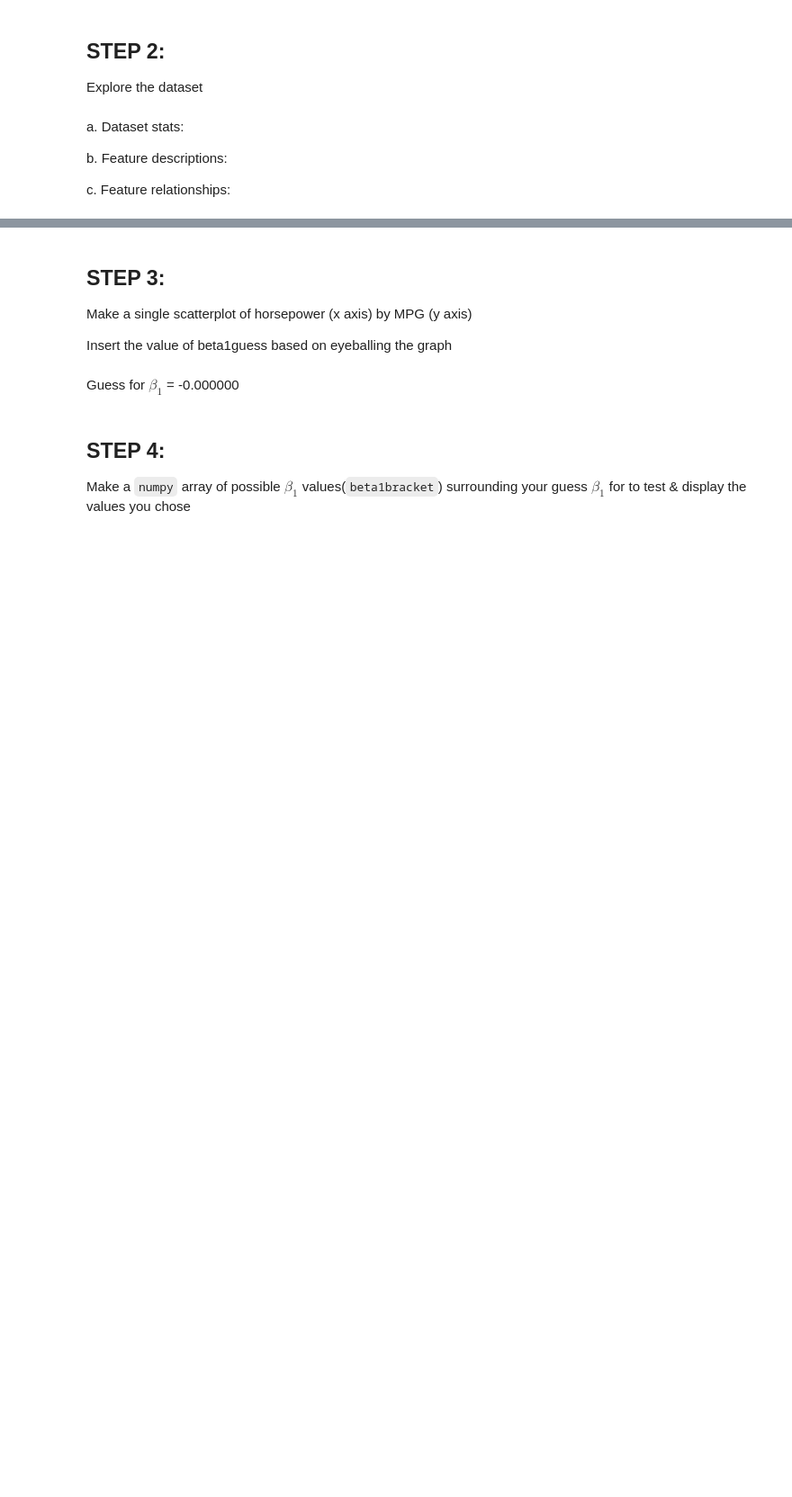
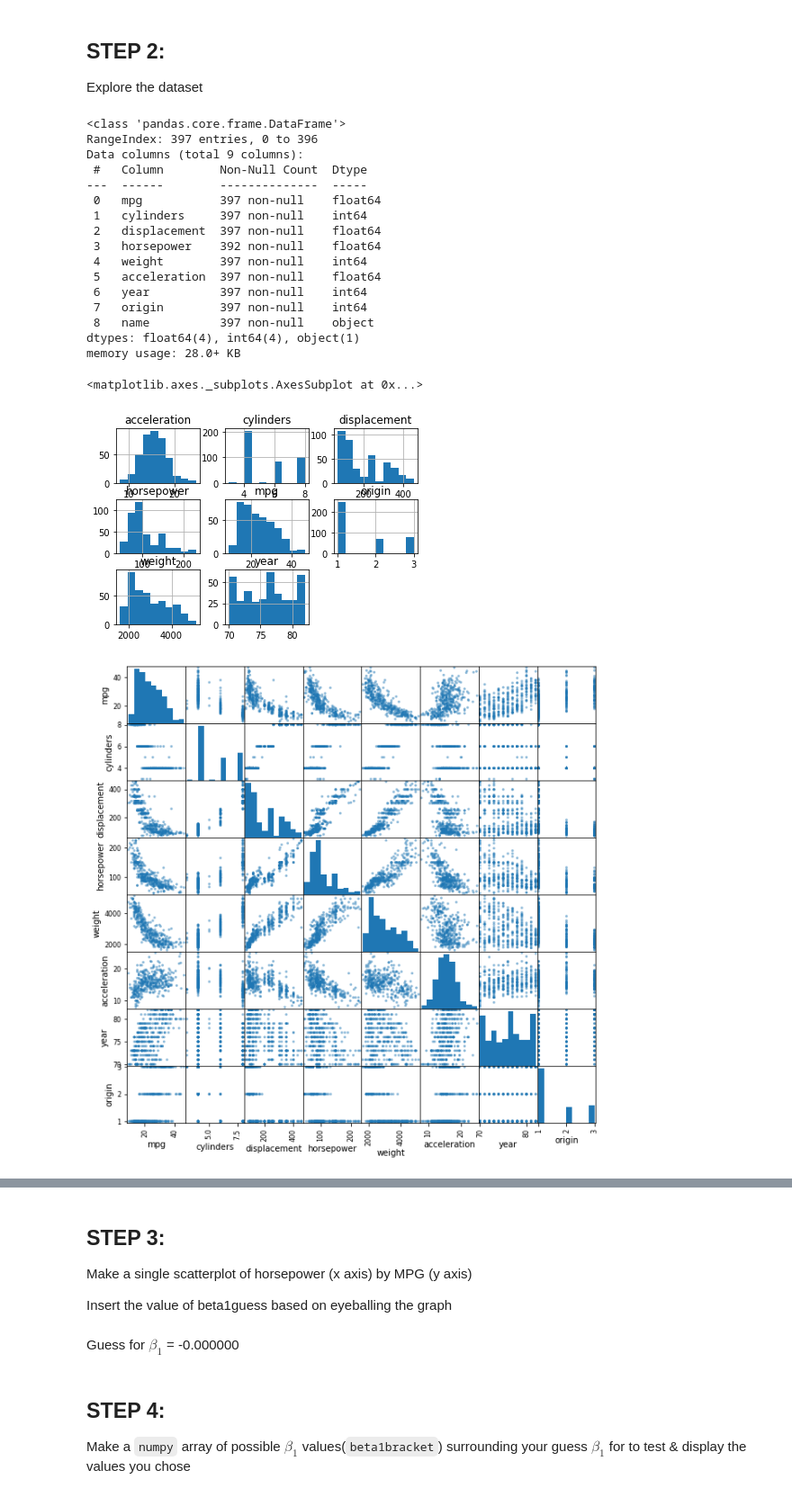
Before and after one commit to mdemore2/CSCE623, a Jupyter notebook: Homework/HW1/Demore_HW1.ipynb, the cells around one changed output, grey strips where cells are left out. Shown: that part at 90% size. Drawn from its saved outputs; the diff is of its cells as text; code cells hidden in the pictures; blank space fills up the shorter version.

```diff
--- a/Homework/HW1/Demore_HW1.ipynb
+++ b/Homework/HW1/Demore_HW1.ipynb
@@ -28,7 +28,7 @@ load Auto.csv using pandas and preprocess it (handle missing values)
 #STUDENT CODE - insert code to load Auto.csv using pandas and preprocess it (handle missing values)
 # store your data in a dataframe called 'data'
 #---------------------------------------------
-
+data = pd.read_csv('Auto.csv', na_values = '?')
 #---------------------------------------------
 
 
@@ -49,10 +47,40 @@ Explore the dataset
-# %% [markdown]
-a. Dataset stats:
-
-
-
-b. Feature descriptions:
-
-
-
-c. Feature relationships:
+# %%
+#STEP 2
+
+#STUDENT CODE - Insert code to explore the dataset here
+#---------------------------------------------
+data.info()
+data.hist()
+scatter_matrix(data, figsize = (10,10))
+
+data.plot.scatter('displacement', 'weight')
+data.plot.scatter('displacement', 'acceleration')
+data.plot.scatter('displacement', 'horsepower')
+data.plot.scatter('displacement', 'cylinders')
+data.plot.scatter('weight', 'acceleration')
+data.plot.scatter('weight', 'horsepower')
+data.plot.scatter('weight', 'cylinders')
+data.plot.scatter('acceleration','horsepower')
+data.plot.scatter('acceleration', 'cylinders')
+data.plot.scatter('horsepower','cylinders')
+#---------------------------------------------
+# %% [output]
+<class 'pandas.core.frame.DataFrame'>
+RangeIndex: 397 entries, 0 to 396
+Data columns (total 9 columns):
+ #   Column        Non-Null Count  Dtype
+---  ------        --------------  -----
+ 0   mpg           397 non-null    float64
+ 1   cylinders     397 non-null    int64
+ 2   displacement  397 non-null    float64
+ 3   horsepower    392 non-null    float64
+ 4   weight        397 non-null    int64
+ 5   acceleration  397 non-null    float64
+ 6   year          397 non-null    int64
+ 7   origin        397 non-null    int64
+ 8   name          397 non-null    object
+dtypes: float64(4), int64(4), object(1)
+memory usage: 28.0+ KB
+<matplotlib.axes._subplots.AxesSubplot at 0x...>
+[figure, added]
+[figure, added]
```
Also changed, not shown: parts of 6 cells of this notebook, 1 other file.
